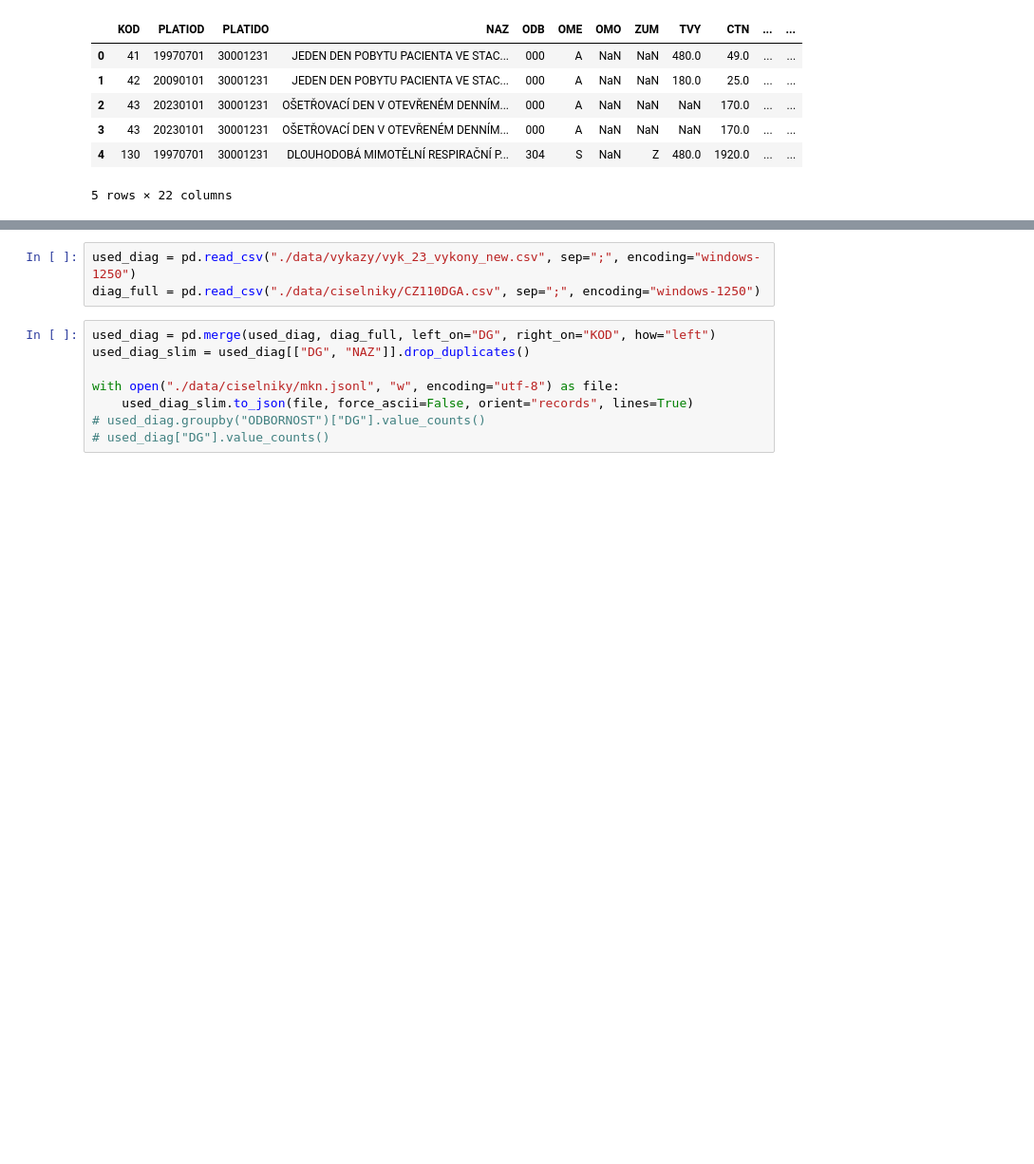
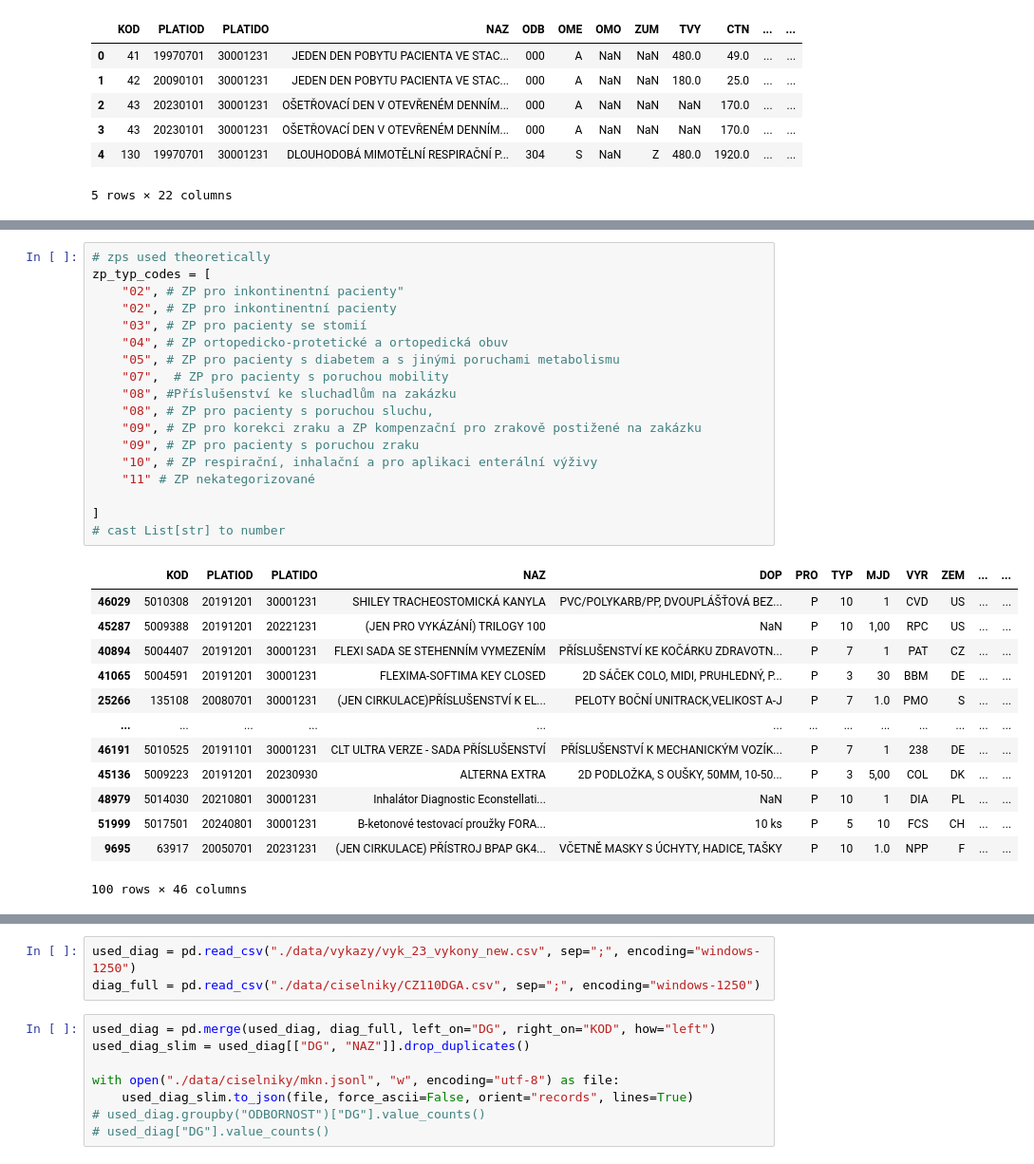
Before and after one commit to rmilosic/cody, a Jupyter notebook: rok.ipynb, the cells around one changed output, grey strips where cells are left out. Shown at 95% size. Saved outputs shown, nothing was run; the diff lists cells and outputs as text; blank space fills up the shorter version.

```diff
--- a/rok.ipynb
+++ b/rok.ipynb
@@ -56 +50,33 @@ materialy_df.to_json("./data/ciselniky/materialy.jsonl", orient="records", lines
 # len(materialy_df)
+# %%
+# zps used theoretically
+zp_typ_codes = [
+    "02", # ZP pro inkontinentní pacienty"
+    "02", # ZP pro inkontinentní pacienty
+    "03", # ZP pro pacienty se stomií
+    "04", # ZP ortopedicko-protetické a ortopedická obuv
+    "05", # ZP pro pacienty s diabetem a s jinými poruchami metabolismu
+    "07",  # ZP pro pacienty s poruchou mobility
+    "08", #Příslušenství ke sluchadlům na zakázku
+    "08", # ZP pro pacienty s poruchou sluchu,
+    "09", # ZP pro korekci zraku a ZP kompenzační pro zrakově postižené na zakázku
+    "09", # ZP pro pacienty s poruchou zraku
+    "10", # ZP respirační, inhalační a pro aplikaci enterální výživy
+    "11" # ZP nekategorizované
+
+]
+# cast List[str] to number
+# %% [output]
+|  | KOD | PLATIOD | PLATIDO | NAZ | DOP | PRO | TYP | MJD | VYR | ZEM | ... | ... |
+| 46029 | 5010308 | 20191201 | 30001231 | SHILEY TRACHEOSTOMICKÁ KANYLA | PVC/POLYKARB/PP, DVOUPLÁŠŤOVÁ BEZ... | P | 10 | 1 | CVD | US | ... | ... |
+| 45287 | 5009388 | 20191201 | 20221231 | (JEN PRO VYKÁZÁNÍ) TRILOGY 100 | NaN | P | 10 | 1,00 | RPC | US | ... | ... |
+| 40894 | 5004407 | 20191201 | 30001231 | FLEXI SADA SE STEHENNÍM VYMEZENÍM | PŘÍSLUŠENSTVÍ KE KOČÁRKU ZDRAVOTN... | P | 7 | 1 | PAT | CZ | ... | ... |
+| 41065 | 5004591 | 20191201 | 30001231 | FLEXIMA-SOFTIMA KEY CLOSED | 2D SÁČEK COLO, MIDI, PRUHLEDNÝ, P... | P | 3 | 30 | BBM | DE | ... | ... |
+| 25266 | 135108 | 20080701 | 30001231 | (JEN CIRKULACE)PŘÍSLUŠENSTVÍ K EL... | PELOTY BOČNÍ UNITRACK,VELIKOST A-J | P | 7 | 1.0 | PMO | S | ... | ... |
+| ... | ... | ... | ... | ... | ... | ... | ... | ... | ... | ... | ... | ... |
+| 46191 | 5010525 | 20191101 | 30001231 | CLT ULTRA VERZE - SADA PŘÍSLUŠENSTVÍ | PŘÍSLUŠENSTVÍ K MECHANICKÝM VOZÍK... | P | 7 | 1 | 238 | DE | ... | ... |
+| 45136 | 5009223 | 20191201 | 20230930 | ALTERNA EXTRA | 2D PODLOŽKA, S OUŠKY, 50MM, 10-50... | P | 3 | 5,00 | COL | DK | ... | ... |
+| 48979 | 5014030 | 20210801 | 30001231 | Inhalátor Diagnostic Econstellati... | NaN | P | 10 | 1 | DIA | PL | ... | ... |
+| 51999 | 5017501 | 20240801 | 30001231 | B-ketonové testovací proužky FORA... | 10 ks | P | 5 | 10 | FCS | CH | ... | ... |
+| 9695 | 63917 | 20050701 | 20231231 | (JEN CIRKULACE) PŘÍSTROJ BPAP GK4... | VČETNĚ MASKY S ÚCHYTY, HADICE, TAŠKY | P | 10 | 1.0 | NPP | F | ... | ... |
+100 rows × 46 columns
```
Also changed, not shown: parts of 6 cells of this notebook, 6 other files.
